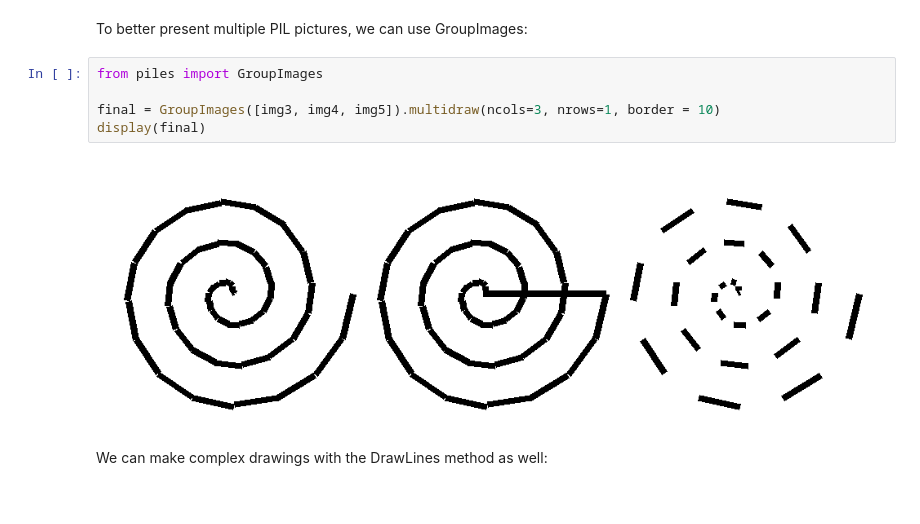
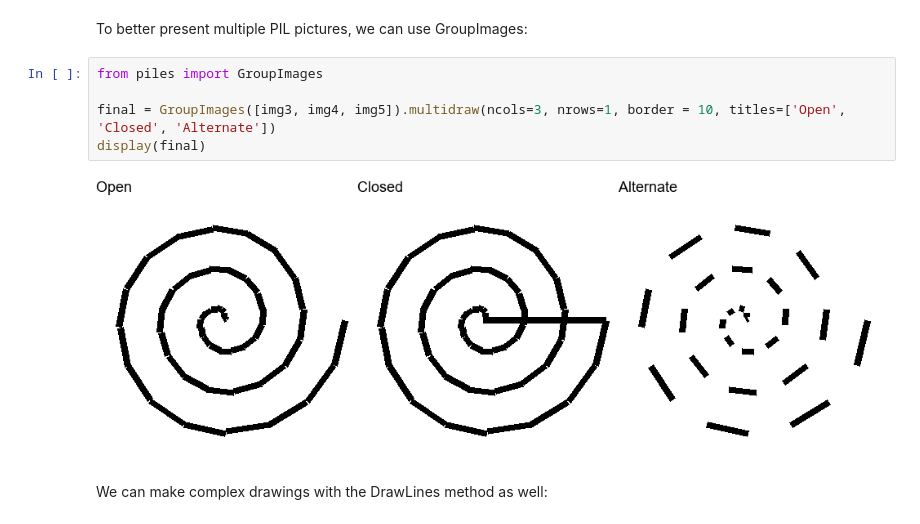
Before and after one commit to Sylvain-Rama/PILes, a Jupyter notebook: docs/PILes - Examples.ipynb, the cells around one changed output. Cells and saved outputs as stored; diff of their text form.

```diff
--- a/docs/PILes - Examples.ipynb
+++ b/docs/PILes - Examples.ipynb
@@ -420,10 +424,10 @@ To better present multiple PIL pictures, we can use GroupImages:
 # %%
 from piles import GroupImages
 
-final = GroupImages([img3, img4, img5]).multidraw(ncols=3, nrows=1, border = 10)
+final = GroupImages([img3, img4, img5]).multidraw(ncols=3, nrows=1, border = 10, titles=['Open', 'Closed', 'Alternate'])
 display(final)
 # %% [output]
-[figure, old version]
+[figure, new version]
 # %% [markdown]
 We can make complex drawings with the DrawLines method as well:
 # %%
```
Also changed, not shown: parts of 13 cells of this notebook.
